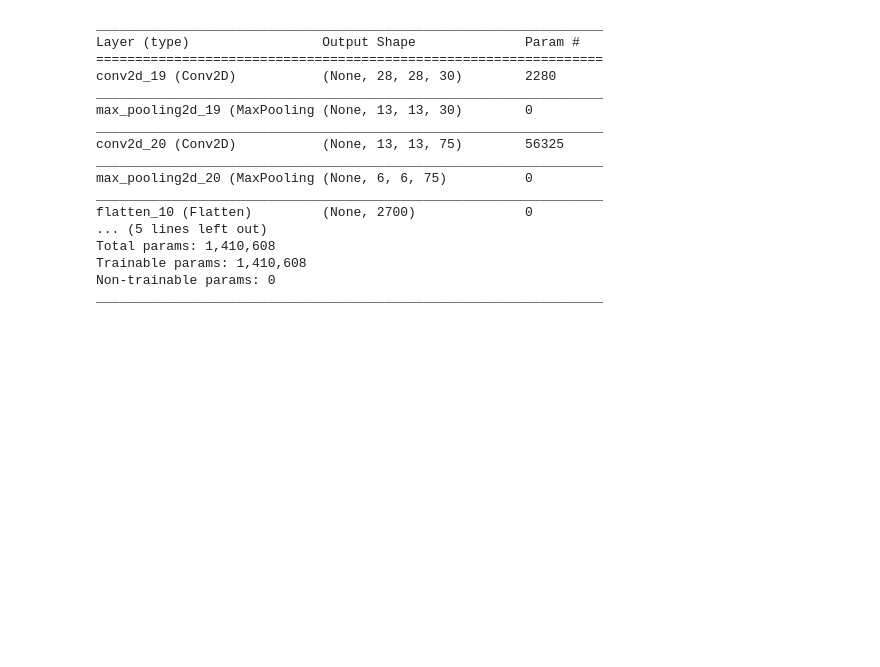
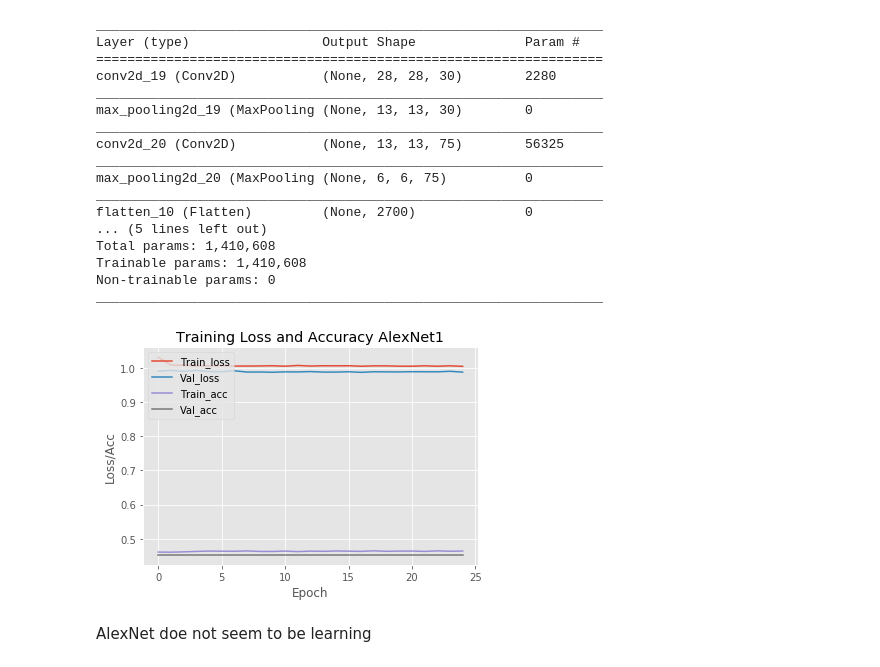
Before and after one commit to jltsao88/Capstone_Project_2, a Jupyter notebook: 03_CNN.ipynb, the cells around one changed output. Cells and saved outputs as stored; diff of their text form; code cells hidden in the pictures; blank space fills up the shorter version.

```diff
--- a/03_CNN.ipynb
+++ b/03_CNN.ipynb
@@ -400,3 +400,9 @@ Total params: 1,410,608
 Trainable params: 1,410,608
 Non-trainable params: 0
 _________________________________________________________________
+# %%
+plot_acc_loss(EPOCHS, alex_1, title = 'AlexNet1', save=True, path='plots', save_as='alexnet_1acc')
+# %% [output]
+[figure, added]
+# %% [markdown]
+AlexNet doe not seem to be learning
```
Also changed, not shown: parts of 1 cell of this notebook, 2 other files.
